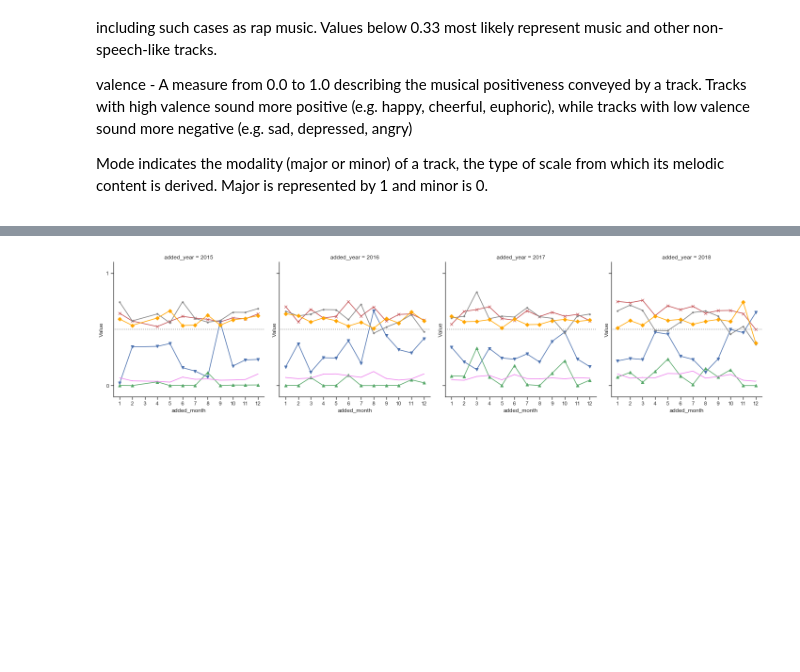
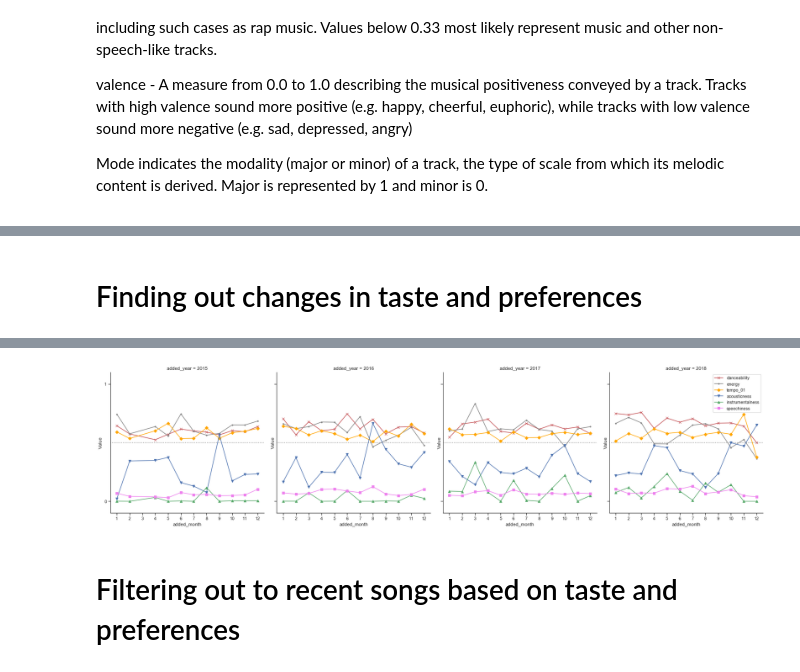
Before and after one commit to jkwd/spotify, a Jupyter notebook: Code/Saved Songs.ipynb, the cells around one changed output, grey strips where cells are left out. Saved outputs shown, nothing was run; the diff lists cells and outputs as text; code cells hidden in the pictures; blank space fills up the shorter version.

```diff
--- a/Code/Saved Songs.ipynb
+++ b/Code/Saved Songs.ipynb
@@ -28,10 +38,22 @@ datapath = '../Data/'
 # %%
 def load_playlist(playlist='saved_tracks.h5'):
+    '''
+    Takes in the path of the data.
+    Reads the data, convertes added_at to a datetime object and extract year and month to new column.
+    Also standardise the tempo to between 0 and 1.
+    Returns a dataframe.
+    '''
+
+#     read data
     df_playlist = pd.read_hdf(datapath + playlist, key='df')
     df_playlist.drop(['analysis_url', 'track_href', 'uri', 'type'], axis=1, inplace=True)
+
+#     convert to datetime, extrated year and month from added_at
     df_playlist['added_at'] = df_playlist['added_at'].apply(lambda x : datetime.datetime.strptime(x,"%Y-%m-%dT%H:%M:%SZ"))
     df_playlist['added_year'] = df_playlist['added_at'].apply(lambda x : x.year)
     df_playlist['added_month'] = df_playlist['added_at'].apply(lambda x : x.month)
+
+#     standardise tempo to be between 0 and 1
     df_playlist['tempo_01'] = df_playlist['tempo'] / df_playlist['tempo'].max()
     return df_playlist
 # %%
@@ -63,9 +73,11 @@ sns.heatmap(df_saved.corr(), linewidths=.5, ax=ax)
+# %% [markdown]
+# Finding out changes in taste and preferences
 # %%
-# add_ym_features = ['acousticness', 'danceability', 'energy', 'instrumentalness', 'liveness', 'speechiness', 'valence', 'mode', 'tempo_01']
-df_add_ym = df_saved.groupby(['added_year','added_month']).mean().reset_index()
-df_add_ym = df_add_ym[df_add_ym['added_year'] > 2014]
-# df_add_ym['date_grp'] = df_add_ym.apply(lambda row: datetime.date(int(row['added_year']), int(row['added_month']), 1), axis=1)
-df_add_ym.head()
+# Filter data to songs added after 2014
+df_grp_ym = df_saved.groupby(['added_year','added_month']).mean().reset_index()
+df_grp_ym = df_grp_ym[df_grp_ym['added_year'] > 2014]
+df_grp_ym['added_at'] = df_grp_ym.apply(lambda row: datetime.date(int(row['added_year']), int(row['added_month']), 1), axis=1)
+df_grp_ym.head()
 # %% [output]
 |  | added_year | added_month | acousticness | danceability | duration_ms | energy | instrumentalness | key | ... |
 | 3 | 2015 | 1 | 0.021433 | 0.643250 | 229706.750000 | 0.742000 | 0.001026 | 4.000000 | ... |
@@ -75,33 +87,36 @@ df_add_ym.head()
 | 7 | 2015 | 6 | 0.159285 | 0.615500 | 234052.875000 | 0.744375 | 0.003026 | 2.875000 | ... |
 # %%
 sns.set(style="ticks")
-grid = sns.FacetGrid(data=df_add_ym, col="added_year", height=5)
+grid = sns.FacetGrid(data=df_grp_ym, col="added_year", height=6)
 
 # Draw a horizontal line to show the starting point
 grid.map(plt.axhline, y=0.5, ls=":", c=".5")
 
-# Draw a line plot to show the trajectory of each random walk
-# grid.map(plt.plot, "added_month", "energy", marker="o", color='grey')
-grid.map(plt.plot, "added_month", "danceability", marker="x", color='r')
-grid.map(plt.plot, "added_month", "acousticness", marker="v", color='b')
-grid.map(plt.plot, "added_month", "instrumentalness", marker="^", color='g')
-grid.map(plt.plot, "added_month", "energy", marker=".", color='grey')
-grid.map(plt.plot, "added_month", "tempo_01", marker="D", color='orange')
-grid.map(plt.plot, "added_month", "speechiness", marker=",", color='violet')
+# Draw a line plot to show the average value per month
+grid.map(plt.plot, "added_month", "danceability", marker="x", color='r', label='danceability')
+grid.map(plt.plot, "added_month", "energy", marker=".", color='grey', label='energy')
+grid.map(plt.plot, "added_month", "tempo_01", marker="D", color='orange', label='tempo_01')
+
+grid.map(plt.plot, "added_month", "acousticness", marker="v", color='b', label='acousticness')
+grid.map(plt.plot, "added_month", "instrumentalness", marker="^", color='g', label='instrumentalness')
+grid.map(plt.plot, "added_month", "speechiness", marker="s", color='violet', label='speechiness')
 
 
 # Adjust the tick positions and labels
 grid.set(xticks=np.arange(13), yticks=[0, 1],
          xlim=(0.5,12.5), ylim=(-0.1,1.1),
          ylabel='Value')
 
 # Adjust the arrangement of the plots
 grid.fig.tight_layout(w_pad=1)
 
+plt.legend()
 
 plt.show()
 # %% [output]
-[figure, old version]
+[figure, new version]
+# %% [markdown]
+# Filtering out to recent songs based on taste and preferences
 # %%
 df_recent = df_saved[df_saved['added_year'] >= 2017]
 # %%
```
Also changed, not shown: parts of 40 cells of this notebook.
